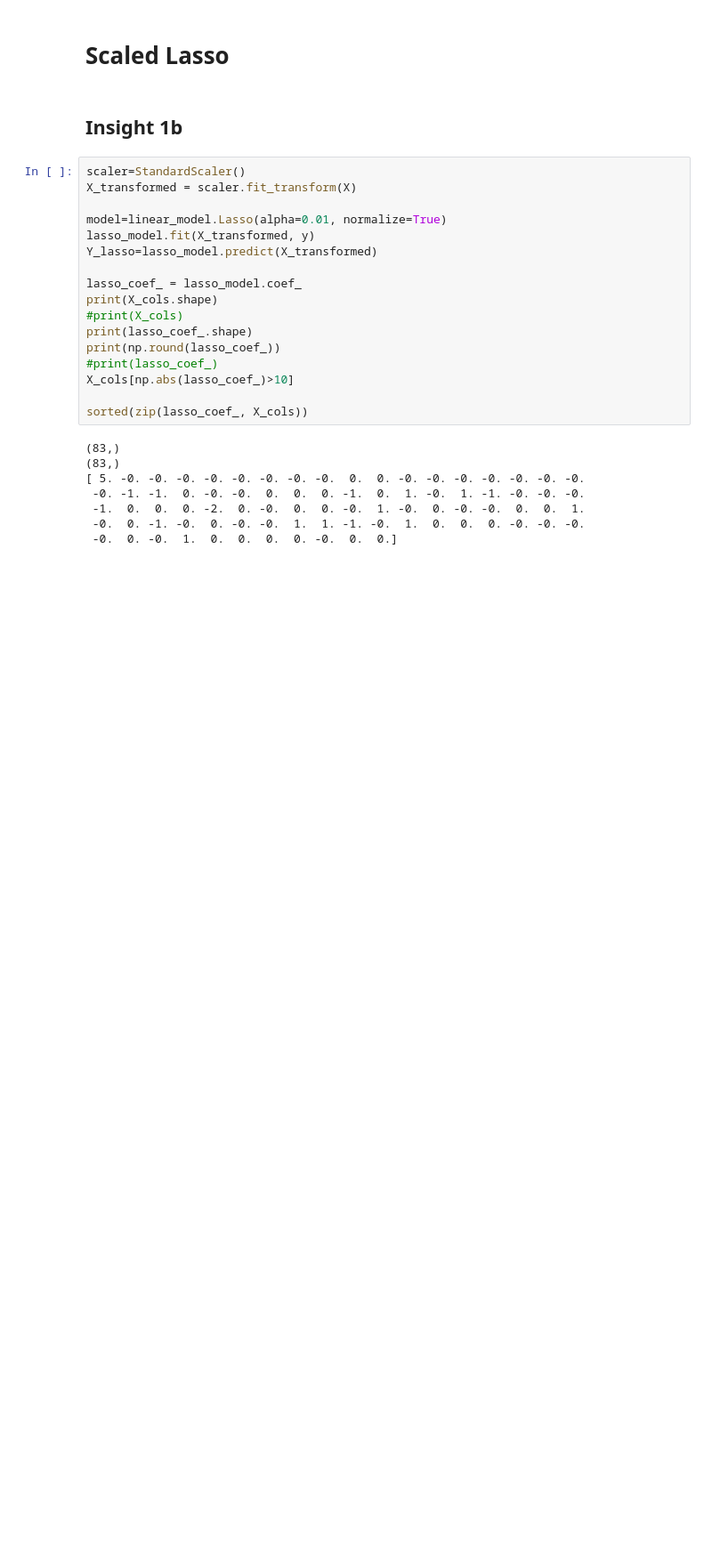
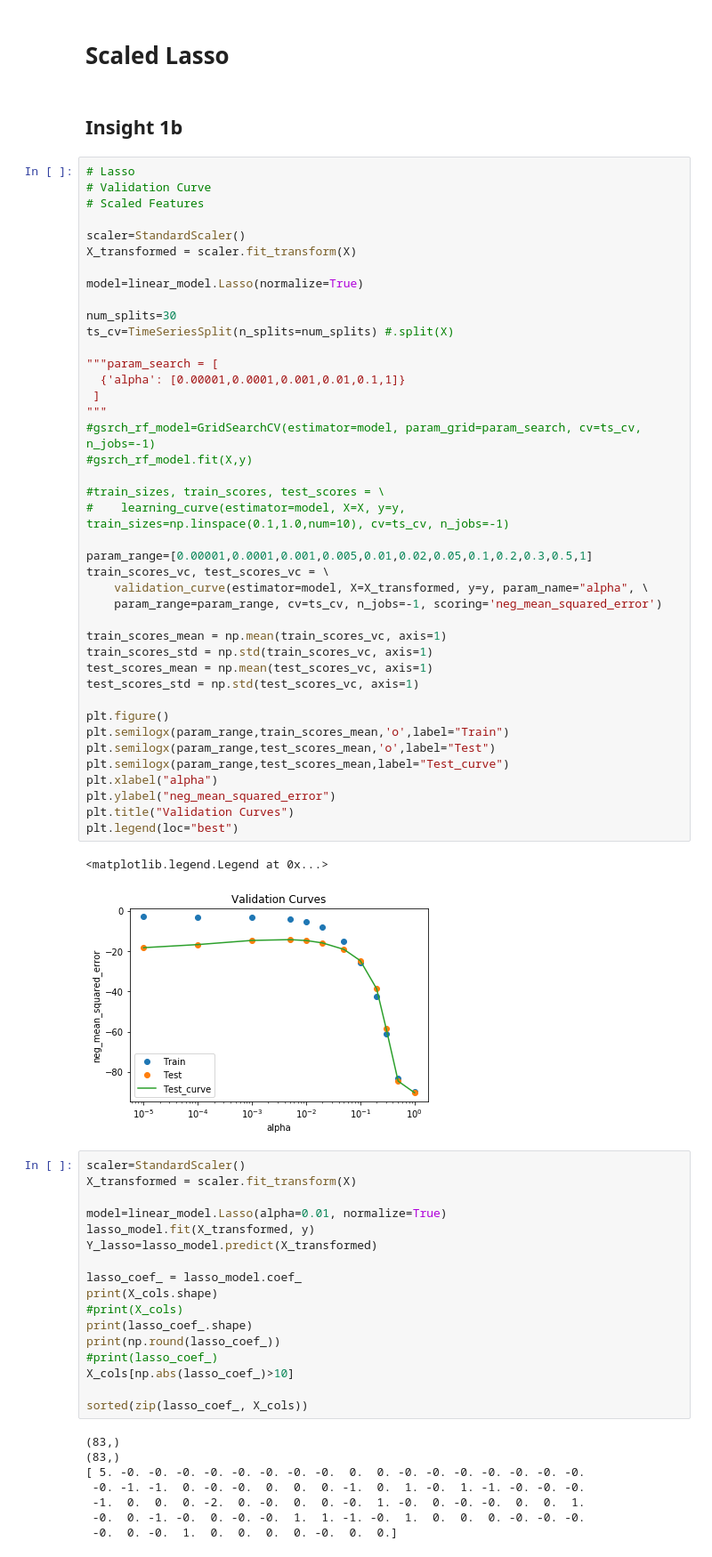
Before and after one commit to daericks/us-ed, a Jupyter notebook: notebooks/1_cross_validation_models.ipynb, the cells around one changed output. Shown: that part at 89% size. Cells and saved outputs as stored; diff of their text form; blank space fills up the shorter version.

```diff
--- a/notebooks/1_cross_validation_models.ipynb
+++ b/notebooks/1_cross_validation_models.ipynb
@@ -398,6 +398,50 @@ sorted(zip(lasso_coef_.round(), X_cols))
 # Scaled Lasso
 # %% [markdown]
 ## Insight 1b
+# %%
+# Lasso
+# Validation Curve
+# Scaled Features
+
+scaler=StandardScaler()
+X_transformed = scaler.fit_transform(X)
+
+model=linear_model.Lasso(normalize=True)
+
+num_splits=30
+ts_cv=TimeSeriesSplit(n_splits=num_splits) #.split(X)
+
+"""param_search = [
+  {'alpha': [0.00001,0.0001,0.001,0.01,0.1,1]}
+ ]
+"""
+#gsrch_rf_model=GridSearchCV(estimator=model, param_grid=param_search, cv=ts_cv, n_jobs=-1)
+#gsrch_rf_model.fit(X,y)
+
+#train_sizes, train_scores, test_scores = \
+#    learning_curve(estimator=model, X=X, y=y, train_sizes=np.linspace(0.1,1.0,num=10), cv=ts_cv, n_jobs=-1)
+
+param_range=[0.00001,0.0001,0.001,0.005,0.01,0.02,0.05,0.1,0.2,0.3,0.5,1]
+train_scores_vc, test_scores_vc = \
+    validation_curve(estimator=model, X=X_transformed, y=y, param_name="alpha", \
+    param_range=param_range, cv=ts_cv, n_jobs=-1, scoring='neg_mean_squared_error')
+
+train_scores_mean = np.mean(train_scores_vc, axis=1)
+train_scores_std = np.std(train_scores_vc, axis=1)
+test_scores_mean = np.mean(test_scores_vc, axis=1)
+test_scores_std = np.std(test_scores_vc, axis=1)
+
+plt.figure()
+plt.semilogx(param_range,train_scores_mean,'o',label="Train")
+plt.semilogx(param_range,test_scores_mean,'o',label="Test")
+plt.semilogx(param_range,test_scores_mean,label="Test_curve")
+plt.xlabel("alpha")
+plt.ylabel("neg_mean_squared_error")
+plt.title("Validation Curves")
+plt.legend(loc="best")
+# %% [output]
+<matplotlib.legend.Legend at 0x...>
+[figure, added]
 # %%
 scaler=StandardScaler()
 X_transformed = scaler.fit_transform(X)
```
Also changed, not shown: parts of 2 cells of this notebook.
